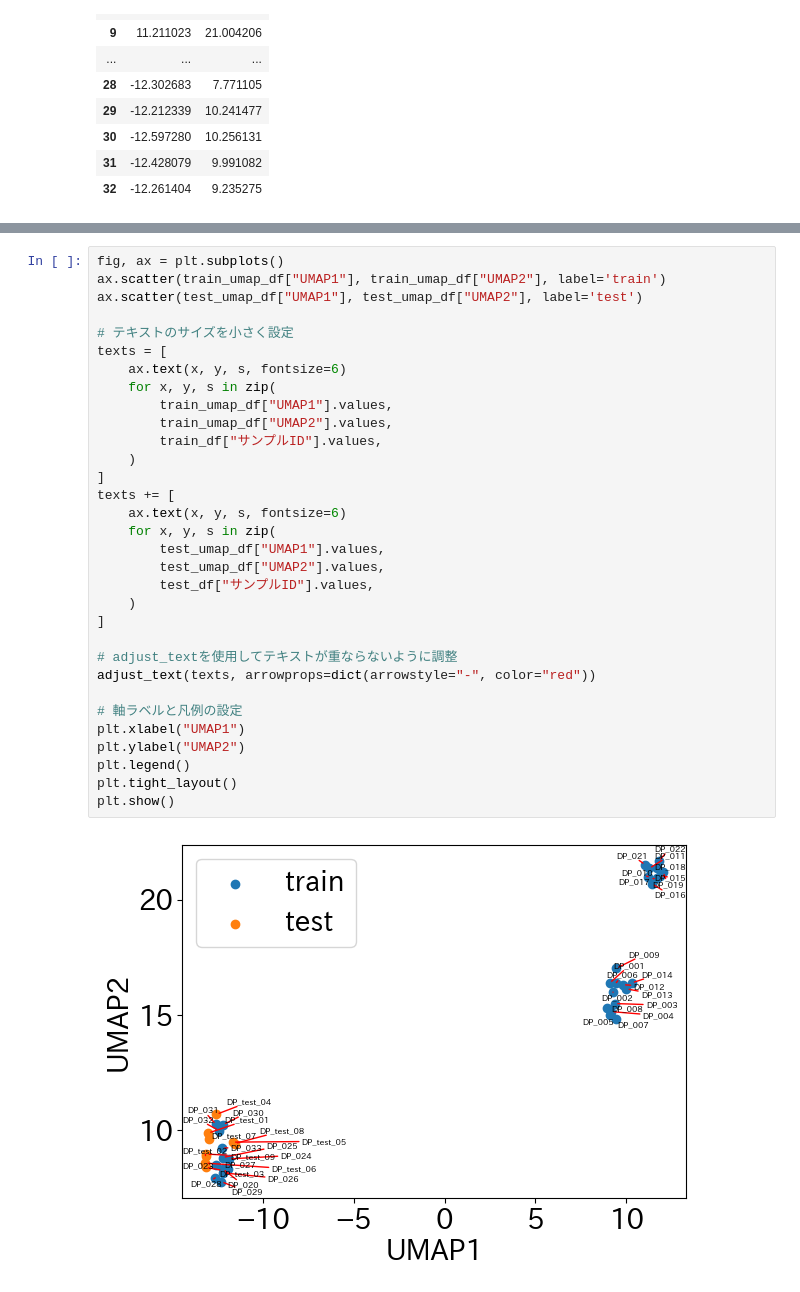
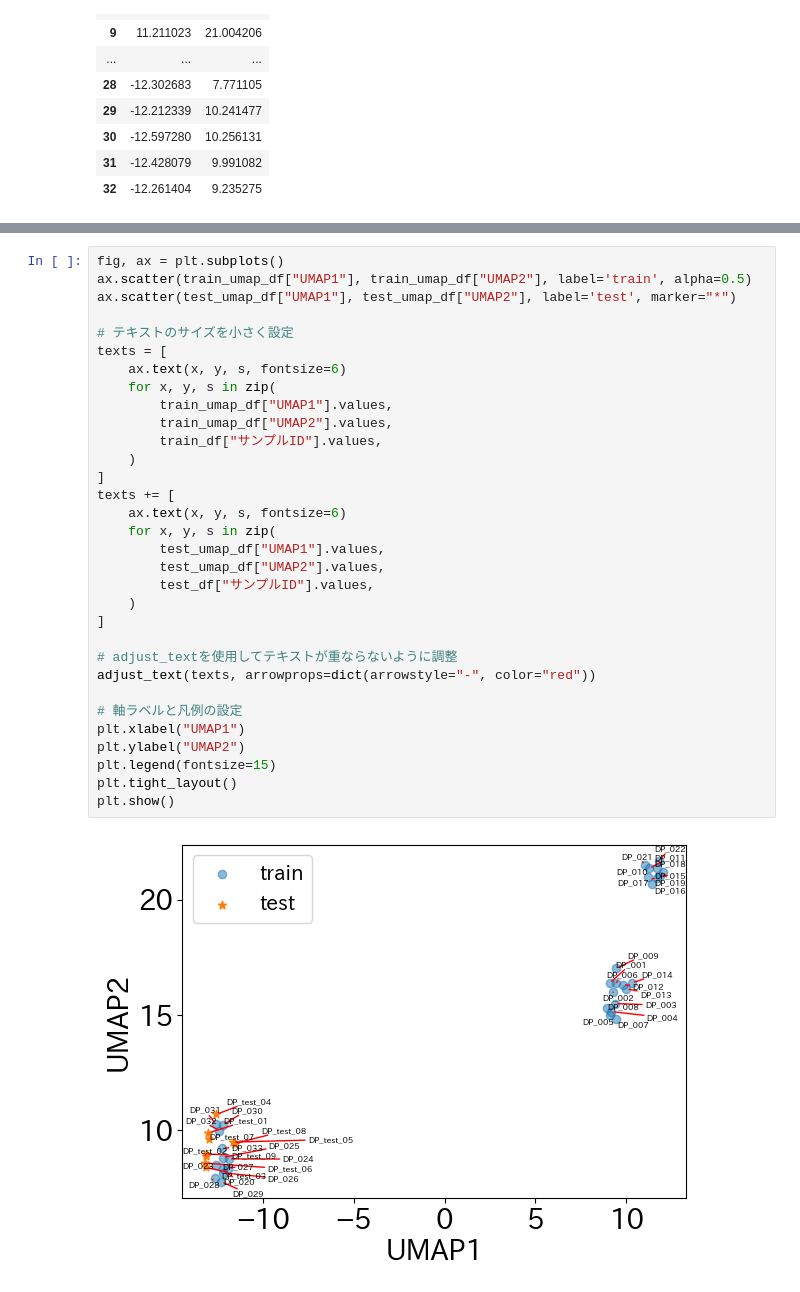
Before and after one commit to mipypf/practical-mi-guide, a Jupyter notebook: chapter3/src/test_data_analysis.ipynb, the cells around one changed output, grey strips where cells are left out. Drawn from its saved outputs; the diff is of its cells as text.

Commit message:
update test_data_analysis

```diff
--- a/chapter3/src/test_data_analysis.ipynb
+++ b/chapter3/src/test_data_analysis.ipynb
@@ -252,34 +252,34 @@ plt.show()
 # %%
 fig, ax = plt.subplots()
-ax.scatter(train_umap_df["UMAP1"], train_umap_df["UMAP2"], label='train')
-ax.scatter(test_umap_df["UMAP1"], test_umap_df["UMAP2"], label='test')
+ax.scatter(train_umap_df["UMAP1"], train_umap_df["UMAP2"], label='train', alpha=0.5)
+ax.scatter(test_umap_df["UMAP1"], test_umap_df["UMAP2"], label='test', marker="*")
 
 # テキストのサイズを小さく設定
 texts = [
     ax.text(x, y, s, fontsize=6)
     for x, y, s in zip(
         train_umap_df["UMAP1"].values,
         train_umap_df["UMAP2"].values,
         train_df["サンプルID"].values,
     )
 ]
 texts += [
     ax.text(x, y, s, fontsize=6)
     for x, y, s in zip(
         test_umap_df["UMAP1"].values,
         test_umap_df["UMAP2"].values,
         test_df["サンプルID"].values,
     )
 ]
 
 # adjust_textを使用してテキストが重ならないように調整
 adjust_text(texts, arrowprops=dict(arrowstyle="-", color="red"))
 
 # 軸ラベルと凡例の設定
 plt.xlabel("UMAP1")
 plt.ylabel("UMAP2")
-plt.legend()
+plt.legend(fontsize=15)
 plt.tight_layout()
 plt.show()
 # %% [output]
-[figure, old version]
+[figure, new version]
```
Also changed, not shown: parts of 3 cells of this notebook, 1 other file.
